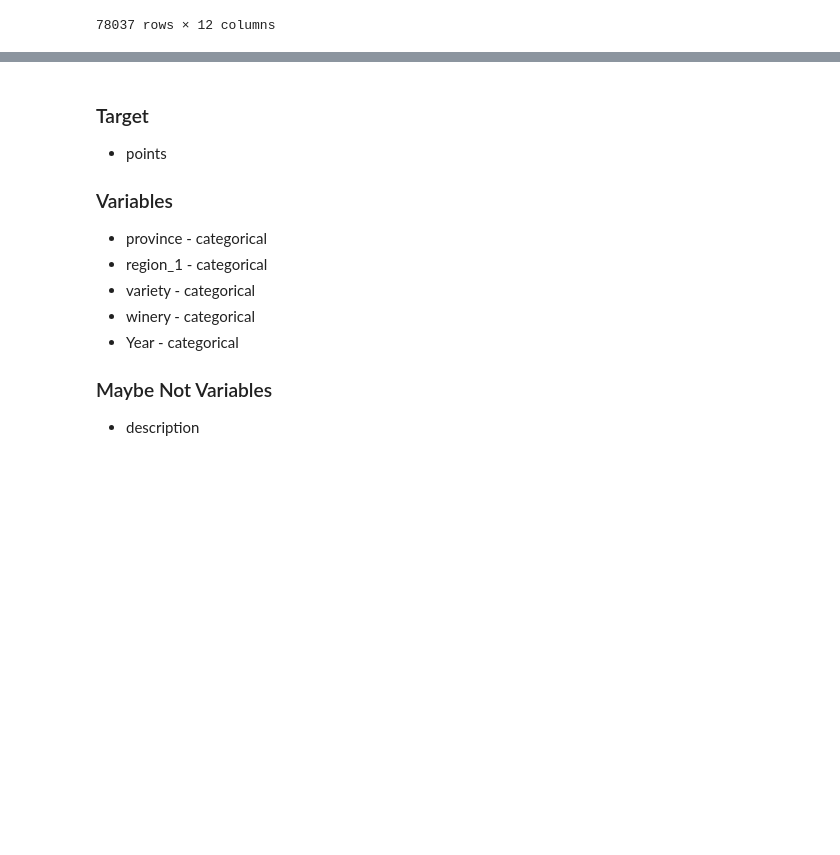
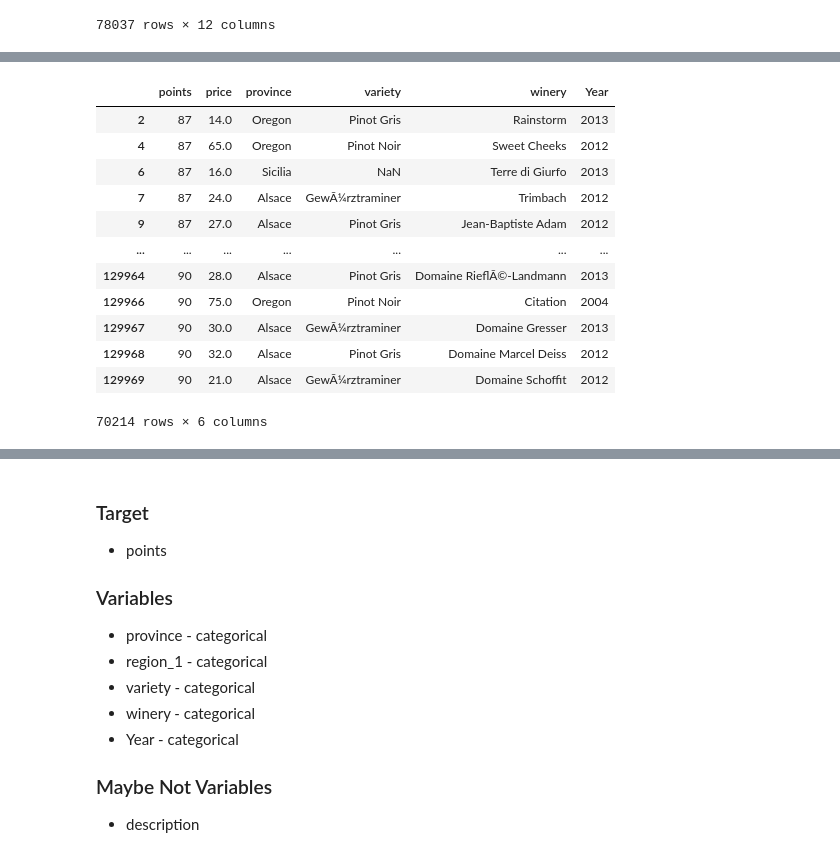
Before and after one commit to mshideler/Group2, a Jupyter notebook: Deliverable 2/Data_Analysis_Prelim-Kyle.ipynb, the cells around one changed output, grey strips where cells are left out. Drawn from its saved outputs; the diff is of its cells as text; code cells hidden in the pictures; blank space fills up the shorter version.

```diff
--- a/Deliverable 2/Data_Analysis_Prelim-Kyle.ipynb
+++ b/Deliverable 2/Data_Analysis_Prelim-Kyle.ipynb
@@ -128,3 +130,9 @@ See the caveats in the documentation: https://pandas.pydata.org/pandas-docs/stab
 | 129968 | 129969 | France | A dry style of Pinot Gris, this i... | NaN | 90 | 32.0 | Alsace | Alsace | NaN | Pinot Gris | ... |
 | 129969 | 129970 | France | Big, rich and off-dry, this is po... | Lieu-dit Harth CuvÃ©e Caroline | 90 | 21.0 | Alsace | Alsace | NaN | GewÃ¼rztraminer | ... |
 78037 rows × 12 columns
+# %%
+wine_df_regions=wine_df_regions.drop(['id','description','designation','region_1','region_2','country'],axis=1)
+# %%
+wine_df_regions=wine_df_regions.dropna(subset=['price'])
+# %%
+wine_df_regions=wine_df_regions[wine_df_regions['price']<101]
@@ -130,0 +155,4 @@ See the caveats in the documentation: https://pandas.pydata.org/pandas-docs/stab
+# %%
+variety_counts=wine_df_regions.variety.value_counts()
+replace_varieties=list(variety_counts[variety_counts<150].index)
+replace_varieties
@@ -130,0 +177,17 @@ See the caveats in the documentation: https://pandas.pydata.org/pandas-docs/stab
+# %%
+wine_df_regions['variety'].replace(to_replace=replace_varieties,value="NaN",inplace=True)
+wine_df_regions
+# %% [output]
+|  | points | price | province | variety | winery | Year |
+| 2 | 87 | 14.0 | Oregon | Pinot Gris | Rainstorm | 2013 |
+| 4 | 87 | 65.0 | Oregon | Pinot Noir | Sweet Cheeks | 2012 |
+| 6 | 87 | 16.0 | Sicilia | NaN | Terre di Giurfo | 2013 |
+| 7 | 87 | 24.0 | Alsace | GewÃ¼rztraminer | Trimbach | 2012 |
+| 9 | 87 | 27.0 | Alsace | Pinot Gris | Jean-Baptiste Adam | 2012 |
+| ... | ... | ... | ... | ... | ... | ... |
+| 129964 | 90 | 28.0 | Alsace | Pinot Gris | Domaine RieflÃ©-Landmann | 2013 |
+| 129966 | 90 | 75.0 | Oregon | Pinot Noir | Citation | 2004 |
+| 129967 | 90 | 30.0 | Alsace | GewÃ¼rztraminer | Domaine Gresser | 2013 |
+| 129968 | 90 | 32.0 | Alsace | Pinot Gris | Domaine Marcel Deiss | 2012 |
+| 129969 | 90 | 21.0 | Alsace | GewÃ¼rztraminer | Domaine Schoffit | 2012 |
+70214 rows × 6 columns
```
Also changed, not shown: parts of 22 cells of this notebook, 1 other file.
